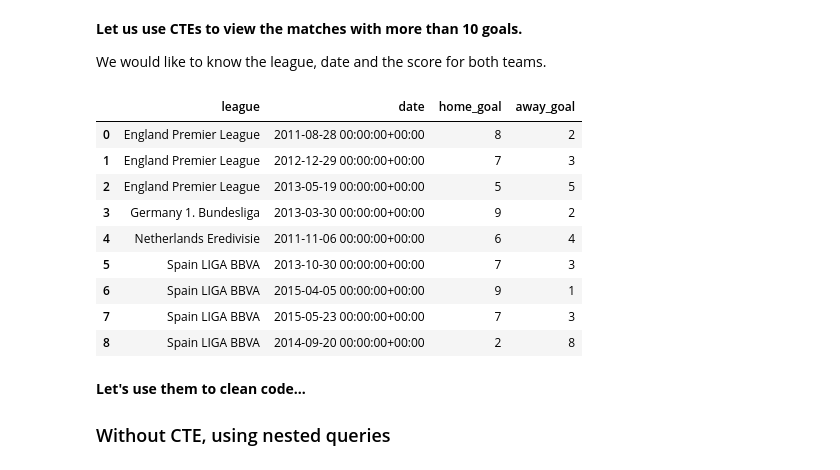
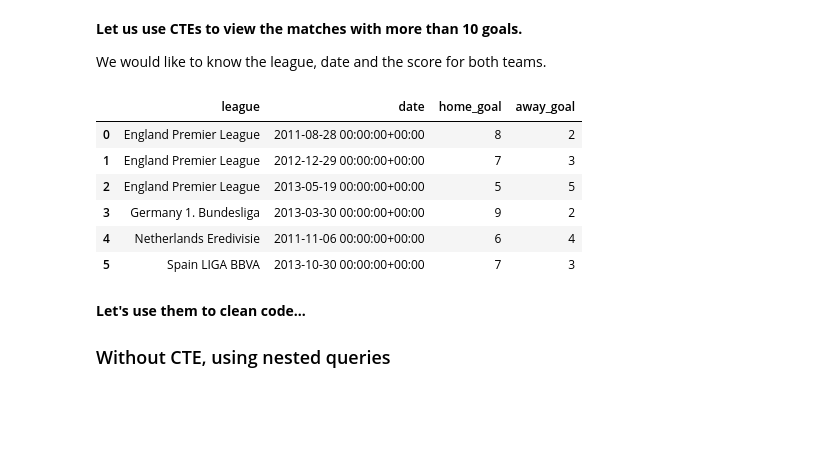
Before and after one commit to ursumarius/sql-datacamp, a Jupyter notebook: Summary_README.ipynb, the cells around one changed output. Saved outputs shown, nothing was run; the diff lists cells and outputs as text; code cells hidden in the pictures; blank space fills up the shorter version.

```diff
--- a/Summary_README.ipynb
+++ b/Summary_README.ipynb
@@ -62,32 +62,30 @@ We would like to know the league, date and the score for both teams.
 # %%
 -- Set up the CTE
 WITH match_list AS (
   -- Select the league, date, home, and away goals
     SELECT
   		l.name AS league,
      	m.date,
   		m.home_goal,
   		m.away_goal,
        (m.home_goal + m.away_goal) AS total_goals
     FROM soccer.match AS m
     LEFT JOIN soccer.league as l ON m.country_id = l.id)
 
 -- Select the league, date, home, and away goals from the CTE
 SELECT league, date, home_goal, away_goal
 FROM match_list
 -- Filter by total goals
-WHERE total_goals >= 10;
+WHERE total_goals >= 10
+LIMIT 6;
 # %% [output]
 |  | league | date | home_goal | away_goal |
 | 0 | England Premier League | 2011-08-28 00:00:00+00:00 | 8 | 2 |
 | 1 | England Premier League | 2012-12-29 00:00:00+00:00 | 7 | 3 |
 | 2 | England Premier League | 2013-05-19 00:00:00+00:00 | 5 | 5 |
 | 3 | Germany 1. Bundesliga | 2013-03-30 00:00:00+00:00 | 9 | 2 |
 | 4 | Netherlands Eredivisie | 2011-11-06 00:00:00+00:00 | 6 | 4 |
 | 5 | Spain LIGA BBVA | 2013-10-30 00:00:00+00:00 | 7 | 3 |
-| 6 | Spain LIGA BBVA | 2015-04-05 00:00:00+00:00 | 9 | 1 |
-| 7 | Spain LIGA BBVA | 2015-05-23 00:00:00+00:00 | 7 | 3 |
-| 8 | Spain LIGA BBVA | 2014-09-20 00:00:00+00:00 | 2 | 8 |
 # %% [markdown]
 **Let's use them to clean code...**
 
```
Also changed, not shown: parts of 8 cells of this notebook.
